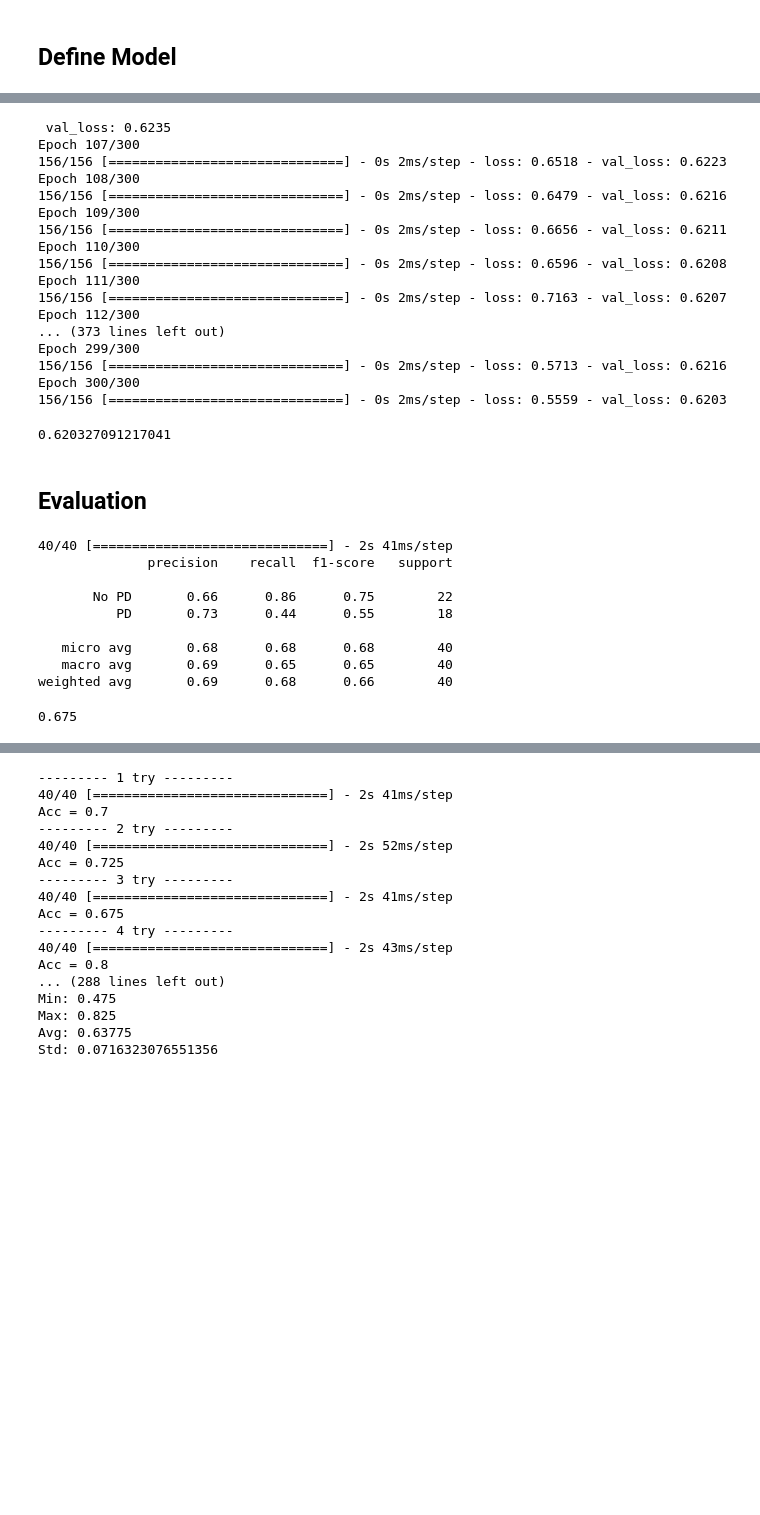
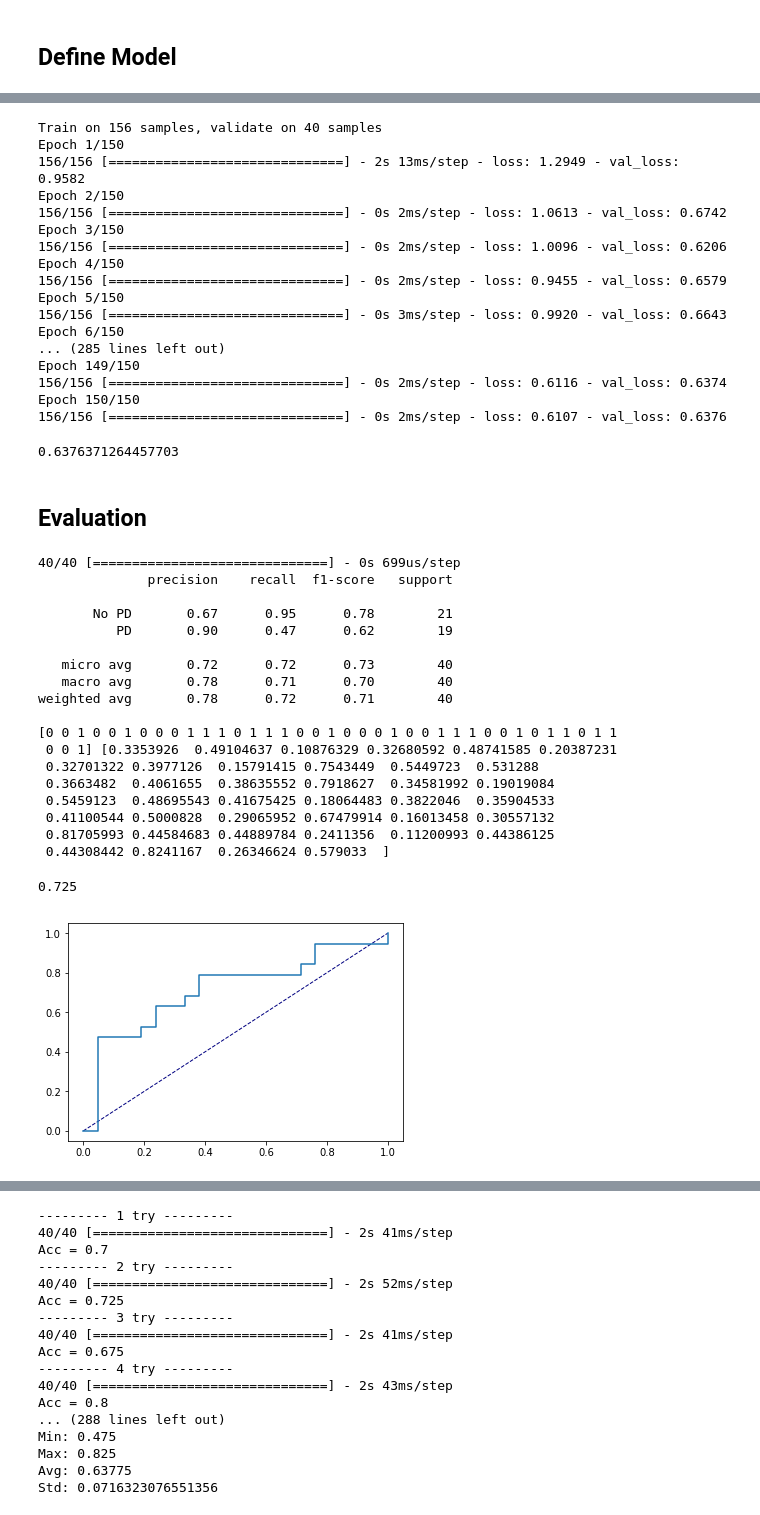
Before and after one commit to p-amonpitakpun/clock-drawing-dnn, a Jupyter notebook: Notebooks/models/sequence-first.ipynb, the cells around one changed output, grey strips where cells are left out. Saved outputs shown, nothing was run; the diff lists cells and outputs as text; code cells hidden in the pictures; blank space fills up the shorter version.

```diff
--- a/Notebooks/models/sequence-first.ipynb
+++ b/Notebooks/models/sequence-first.ipynb
@@ -32,7 +35,7 @@ for feature in features:
 
 seq_len = 18
 
-def split_data():
+def split_data(seq_data, label):
     X_train, X_test, y_train, y_test = train_test_split(seq_data, label, test_size=0.2)
 
     # Reshape to 3D
@@ -43,7 +46,7 @@ def split_data():
 
     return X_train_ts, X_test_ts, X_train_nts, X_test_nts, y_train, y_test
 
-X_train_ts, X_test_ts, X_train_nts, X_test_nts, y_train, y_test = split_data()
+X_train_ts, X_test_ts, X_train_nts, X_test_nts, y_train, y_test = split_data(seq_data, label)
 # %% [markdown]
 ## Define Model
 # %%
@@ -98,47 +101,62 @@ ________________________________________________________________________________
 # %%
 model = get_model(seq_len, n_features)
 model.fit([X_train_ts, X_train_nts], y_train, batch_size=32,
-    epochs=300, verbose=1, validation_data=([X_test_ts, X_test_nts], y_test))
+    epochs=150, verbose=1, validation_data=([X_test_ts, X_test_nts], y_test))
 model.evaluate([X_test_ts, X_test_nts], y_test, verbose=0)
 # %% [output]
- val_loss: 0.6235
-Epoch 107/300
-156/156 [==============================] - 0s 2ms/step - loss: 0.6518 - val_loss: 0.6223
-Epoch 108/300
-156/156 [==============================] - 0s 2ms/step - loss: 0.6479 - val_loss: 0.6216
-Epoch 109/300
-156/156 [==============================] - 0s 2ms/step - loss: 0.6656 - val_loss: 0.6211
-Epoch 110/300
-156/156 [==============================] - 0s 2ms/step - loss: 0.6596 - val_loss: 0.6208
-Epoch 111/300
-156/156 [==============================] - 0s 2ms/step - loss: 0.7163 - val_loss: 0.6207
-Epoch 112/300
-... (373 lines left out)
-Epoch 299/300
-156/156 [==============================] - 0s 2ms/step - loss: 0.5713 - val_loss: 0.6216
-Epoch 300/300
-156/156 [==============================] - 0s 2ms/step - loss: 0.5559 - val_loss: 0.6203
+Train on 156 samples, validate on 40 samples
+Epoch 1/150
+156/156 [==============================] - 2s 13ms/step - loss: 1.2949 - val_loss: 0.9582
+Epoch 2/150
+156/156 [==============================] - 0s 2ms/step - loss: 1.0613 - val_loss: 0.6742
+Epoch 3/150
+156/156 [==============================] - 0s 2ms/step - loss: 1.0096 - val_loss: 0.6206
+Epoch 4/150
+156/156 [==============================] - 0s 2ms/step - loss: 0.9455 - val_loss: 0.6579
+Epoch 5/150
+156/156 [==============================] - 0s 3ms/step - loss: 0.9920 - val_loss: 0.6643
+Epoch 6/150
+... (285 lines left out)
+Epoch 149/150
+156/156 [==============================] - 0s 2ms/step - loss: 0.6116 - val_loss: 0.6374
+Epoch 150/150
+156/156 [==============================] - 0s 2ms/step - loss: 0.6107 - val_loss: 0.6376
-0.620327091217041
+0.6376371264457703
 # %% [markdown]
 ## Evaluation
 # %%
 def eval_score(model, X_test_ts, X_test_nts, y_test, THRESHOLD = 0.5, report = False):
-    y_pred = model.predict([X_test_ts, X_test_nts], batch_size=64, verbose=1)
-    y_pred_bool = np.where(y_pred < THRESHOLD, 0, 1).reshape(-1)
+    y_pred = model.predict([X_test_ts, X_test_nts], batch_size=64, verbose=1).reshape(-1)
+    y_pred_bool = np.where(y_pred < THRESHOLD, 0, 1)
     if report:
         print(classification_report(y_test, y_pred_bool, target_names=['No PD', 'PD']))
+        print(y_test, y_pred)
+        fpr, tpr, thresholds = roc_curve(y_test, y_pred)
+        plt.plot([0, 1], [0, 1], color='navy', lw=1, linestyle='--')
+        plt.plot(fpr, tpr)
+
     acc = accuracy_score(y_test, y_pred_bool)
     return acc
 
 eval_score(model, X_test_ts, X_test_nts, y_test, report=True)
 # %% [output]
-40/40 [==============================] - 2s 41ms/step
+40/40 [==============================] - 0s 699us/step
               precision    recall  f1-score   support
 
-       No PD       0.66      0.86      0.75        22
-          PD       0.73      0.44      0.55        18
+       No PD       0.67      0.95      0.78        21
+          PD       0.90      0.47      0.62        19
 
-   micro avg       0.68      0.68      0.68        40
-   macro avg       0.69      0.65      0.65        40
-weighted avg       0.69      0.68      0.66        40
+   micro avg       0.72      0.72      0.73        40
+   macro avg       0.78      0.71      0.70        40
+weighted avg       0.78      0.72      0.71        40
+
+[0 0 1 0 0 1 0 0 0 1 1 1 0 1 1 1 0 0 1 0 0 0 1 0 0 1 1 1 0 0 1 0 1 1 0 1 1
+ 0 0 1] [0.3353926  0.49104637 0.10876329 0.32680592 0.48741585 0.20387231
+ 0.32701322 0.3977126  0.15791415 0.7543449  0.5449723  0.531288
+ 0.3663482  0.4061655  0.38635552 0.7918627  0.34581992 0.19019084
+ 0.5459123  0.48695543 0.41675425 0.18064483 0.3822046  0.35904533
+ 0.41100544 0.5000828  0.29065952 0.67479914 0.16013458 0.30557132
+ 0.81705993 0.44584683 0.44889784 0.2411356  0.11200993 0.44386125
+ 0.44308442 0.8241167  0.26346624 0.579033  ]
-0.675
+0.725
+[figure, added]
```
Also changed, not shown: parts of 5 cells of this notebook.
